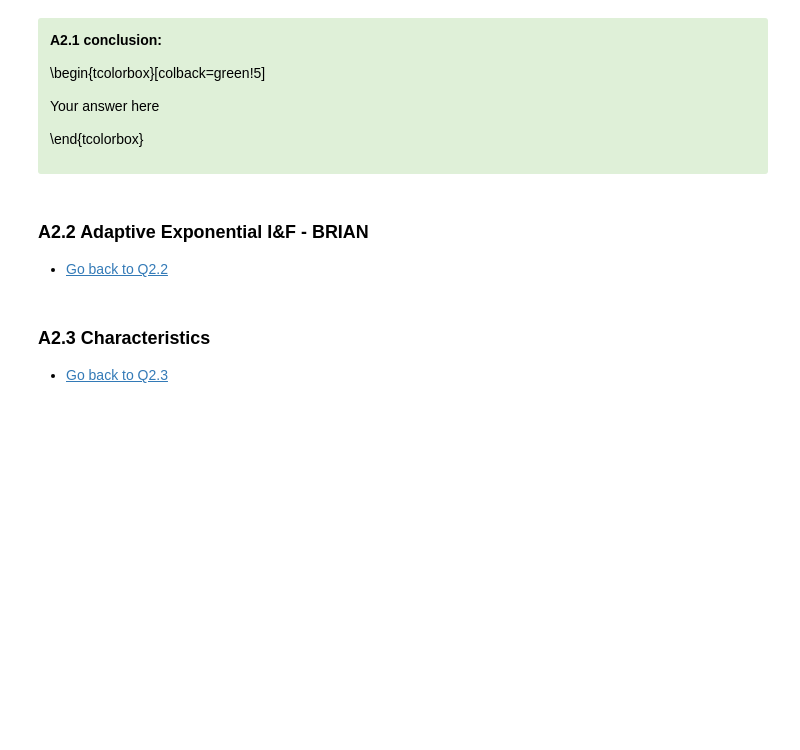
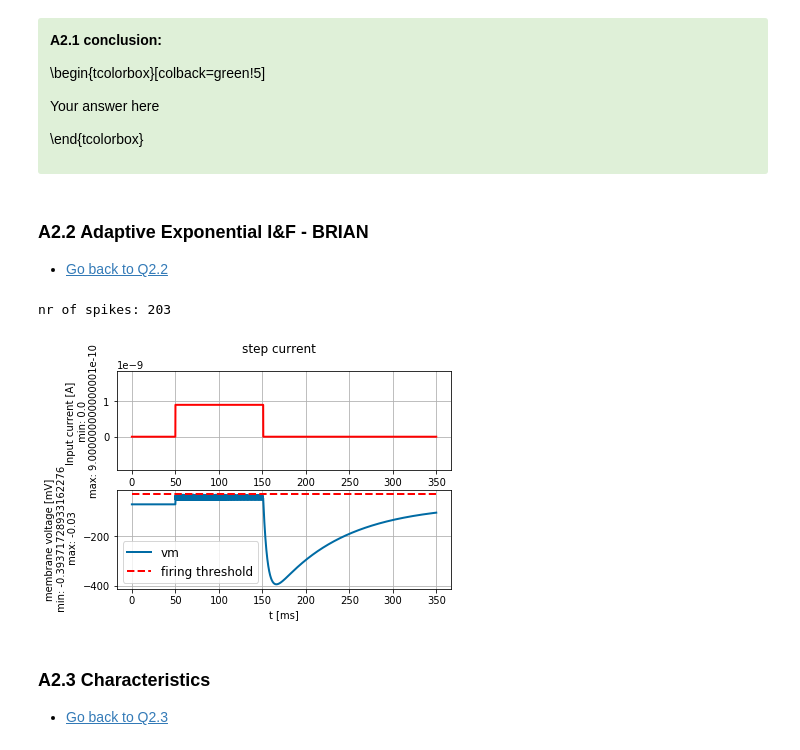
Before and after one commit to RobbeDeMuynck/CN_practicals, a Jupyter notebook: Module 1/Module1_Ex2_XX.ipynb, the cells around one changed output. Drawn from its saved outputs; the diff is of its cells as text; code cells hidden in the pictures; blank space fills up the shorter version.

```diff
--- a/Module 1/Module1_Ex2_XX.ipynb
+++ b/Module 1/Module1_Ex2_XX.ipynb
@@ -327,3 +371,34 @@ from neurodynex3.tools import plot_tools, input_factory
+# %%
+# Enter your code here
+
+######################
+##   Q2.2 solution  ##
+######################
+# default values. (see Table 6.1, Initial Burst)
+# http://neuronaldynamics.epfl.ch/online/Ch6.S2.html#Ch6.F3
+MEMBRANE_TIME_SCALE_tau_m = 5 * b2.ms
+MEMBRANE_RESISTANCE_R = 500 * b2.Mohm
+V_REST = -70.0 * b2.mV
+V_RESET = -51.0 * b2.mV
+RHEOBASE_THRESHOLD_v_rh = -50.0 * b2.mV
+SHARPNESS_delta_T = 2.0 * b2.mV
+ADAPTATION_VOLTAGE_COUPLING_a = 0.5 * b2.nS
+ADAPTATION_TIME_CONSTANT_tau_w = 100.0 * b2.ms
+SPIKE_TRIGGERED_ADAPTATION_INCREMENT_b = 7.0 * b2.pA
+
+# a technical threshold to tell the algorithm when to reset vm to v_reset
+FIRING_THRESHOLD_v_spike = -30. * b2.mV
+
+I = input_factory.get_step_current(50, 150, b2.ms, 0.9*b2.nA)
+simulation_duration = 350 * b2.ms
+state_monitor, spike_monitor = AdEx.simulate_AdEx_neuron(I_stim=I, simulation_time=simulation_duration)
+plot_tools.plot_voltage_and_current_traces(
+    state_monitor, I,title="step current",
+    firing_threshold=exp_IF.FIRING_THRESHOLD_v_spike)
+print("nr of spikes: {}".format(spike_monitor.count[0]))
+# %% [output]
+nr of spikes: 203
+[figure, added]
 # %% [markdown]
 ### A2.3 Characteristics <a id="A2.3"/>
 * [Go back to Q2.3](#Q2.3)
```
Also changed, not shown: parts of 10 cells of this notebook.
